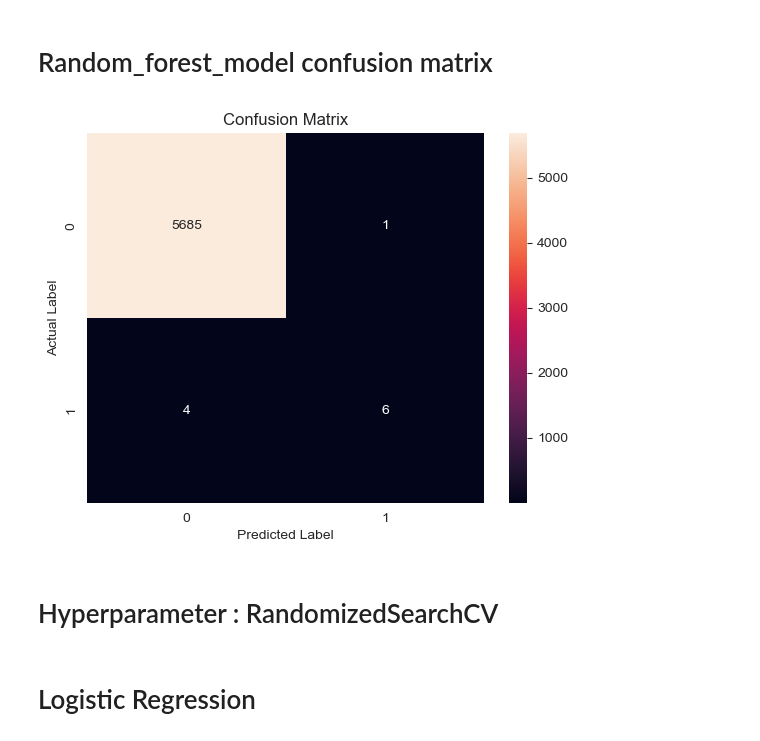
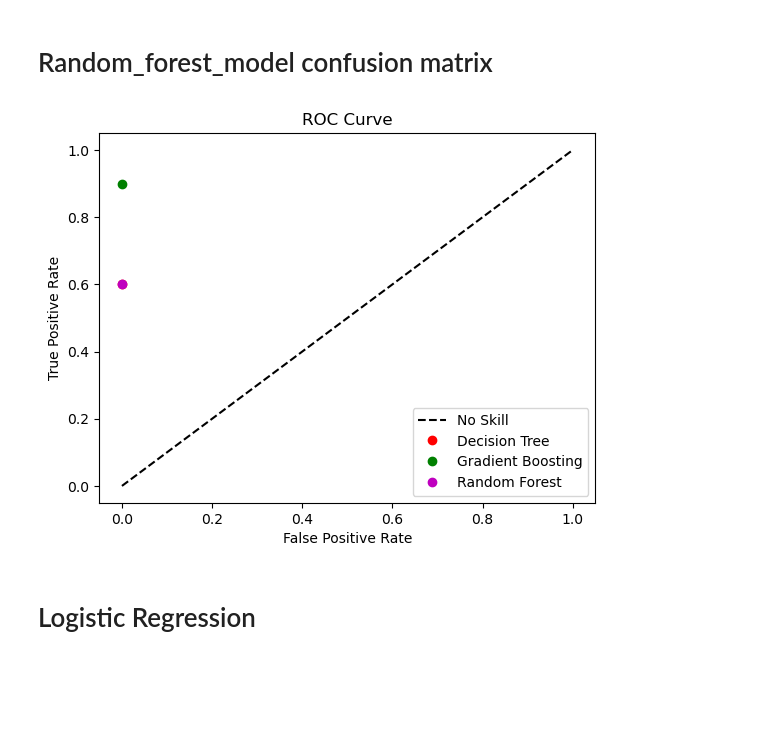
Before and after one commit to chrischukwuka2022/Msc_Data_Analystic_Thesis_2023, a Jupyter notebook: Capstone_Project.ipynb, the cells around one changed output. Cells and saved outputs as stored; diff of their text form; code cells hidden in the pictures; blank space fills up the shorter version.

```diff
--- a/Capstone_Project.ipynb
+++ b/Capstone_Project.ipynb
@@ -572,21 +572,35 @@ plt.show()
 # Random_forest_model confusion matrix
 # %%
 
-from sklearn.metrics import confusion_matrix
-import seaborn as sns
+import matplotlib.pyplot as plt
 
-# Assume 'model' is your trained model and 'X_test', 'y_test' are your test datasets
-y_pred = random_forest_model.predict(X_test_subset)
-cm = confusion_matrix(y_test_subset, y_pred)
-sns.heatmap(cm, annot=True, fmt='d')
-plt.title('Confusion Matrix')
-plt.ylabel('Actual Label')
-plt.xlabel('Predicted Label')
+# Given confusion matrices for the models, calculate TPR (Recall) and FPR
+# Decision Tree model
+dt_tpr = 6 / (6 + 4)  # True Positives / (True Positives + False Negatives)
+dt_fpr = 2 / (5684 + 2)  # False Positives / (False Positives + True Negatives)
+
+# Gradient Boosting model
+gb_tpr = 9 / (9 + 1)
+gb_fpr = 5 / (5681 + 5)
+
+# Random Forest model
+rf_tpr = 6 / (6 + 4)
+rf_fpr = 1 / (5685 + 1)
+
+# Plotting the ROC points for each model
+plt.figure()
+plt.plot([0, 1], [0, 1], 'k--', label='No Skill')  # Plot baseline (chance prediction line)
+plt.plot(dt_fpr, dt_tpr, 'ro', label='Decision Tree')
+plt.plot(gb_fpr, gb_tpr, 'go', label='Gradient Boosting')
+plt.plot(rf_fpr, rf_tpr, 'mo', label='Random Forest')
+
+plt.xlabel('False Positive Rate')
+plt.ylabel('True Positive Rate')
+plt.title('ROC Curve')
+plt.legend()
 plt.show()
 # %% [output]
-[figure, old version]
+[figure, new version]
-# %% [markdown]
-# Hyperparameter : RandomizedSearchCV
 # %%
 from sklearn.model_selection import train_test_split
 from sklearn.metrics import accuracy_score, classification_report, confusion_matrix
```
Also changed, not shown: parts of 1 cell of this notebook, 1 other file.
